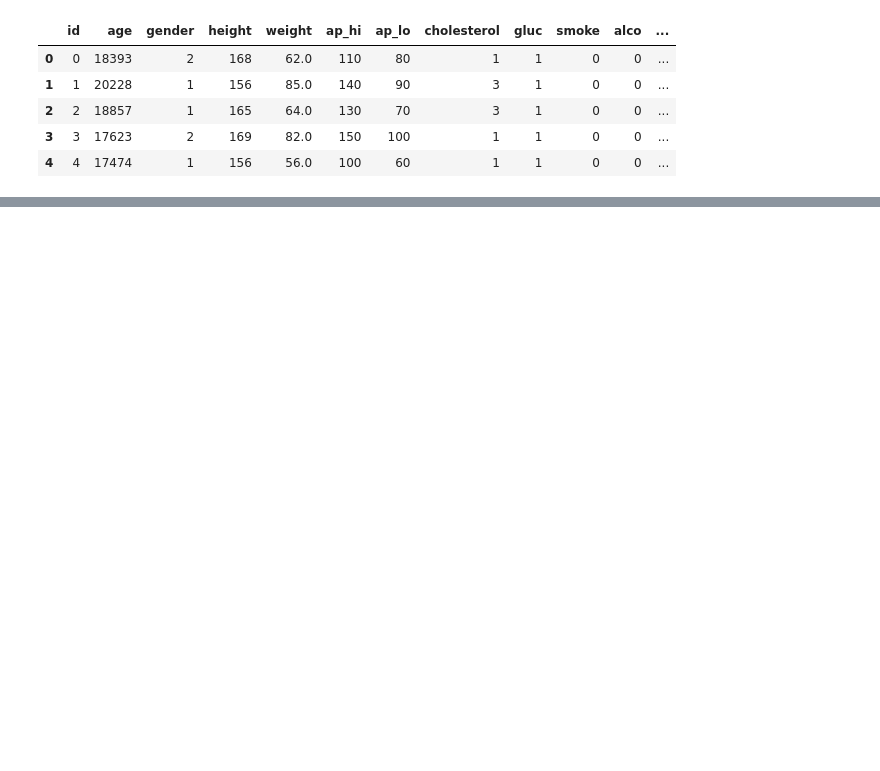
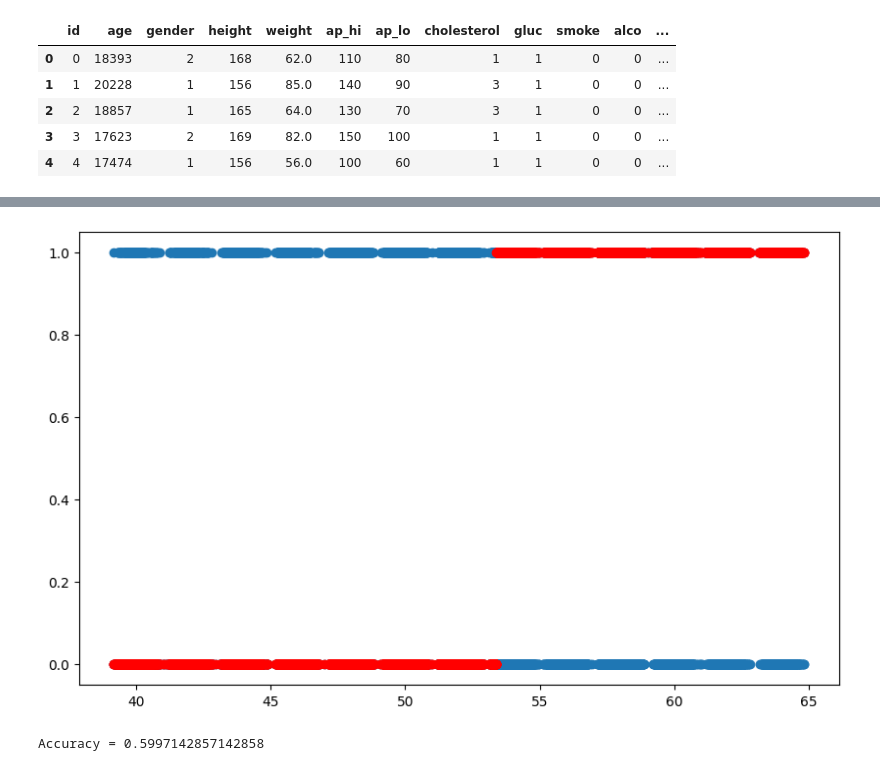
Before and after one commit to Hatrung1011/BTL_IoT, a Jupyter notebook: logiticRegression.ipynb, the cells around one changed output, grey strips where cells are left out. Drawn from its saved outputs; the diff is of its cells as text; code cells hidden in the pictures; blank space fills up the shorter version.

```diff
--- a/logiticRegression.ipynb
+++ b/logiticRegression.ipynb
@@ -91,0 +92,20 @@ OverflowError: math range error
+# %%
+from sklearn.linear_model import LogisticRegression
+
+# Create an instance and fit the model
+lr_model = LogisticRegression()
+lr_model.fit(X_train.values.reshape(-1, 1), y_train.values.reshape(-1, 1))
+
+# Making predictions
+y_pred_sk = lr_model.predict(X_test.values.reshape(-1, 1))
+plt.clf()
+plt.scatter(X_test, y_test)
+plt.scatter(X_test, y_pred_sk, c="red")
+plt.show()
+
+# Accuracy
+print(
+    f"Accuracy = {lr_model.score(X_test.values.reshape(-1, 1), y_test.values.reshape(-1, 1))}")
+# %% [output]
+[figure, added]
+Accuracy = 0.5997142857142858
```
Also changed, not shown: parts of 2 cells of this notebook.
